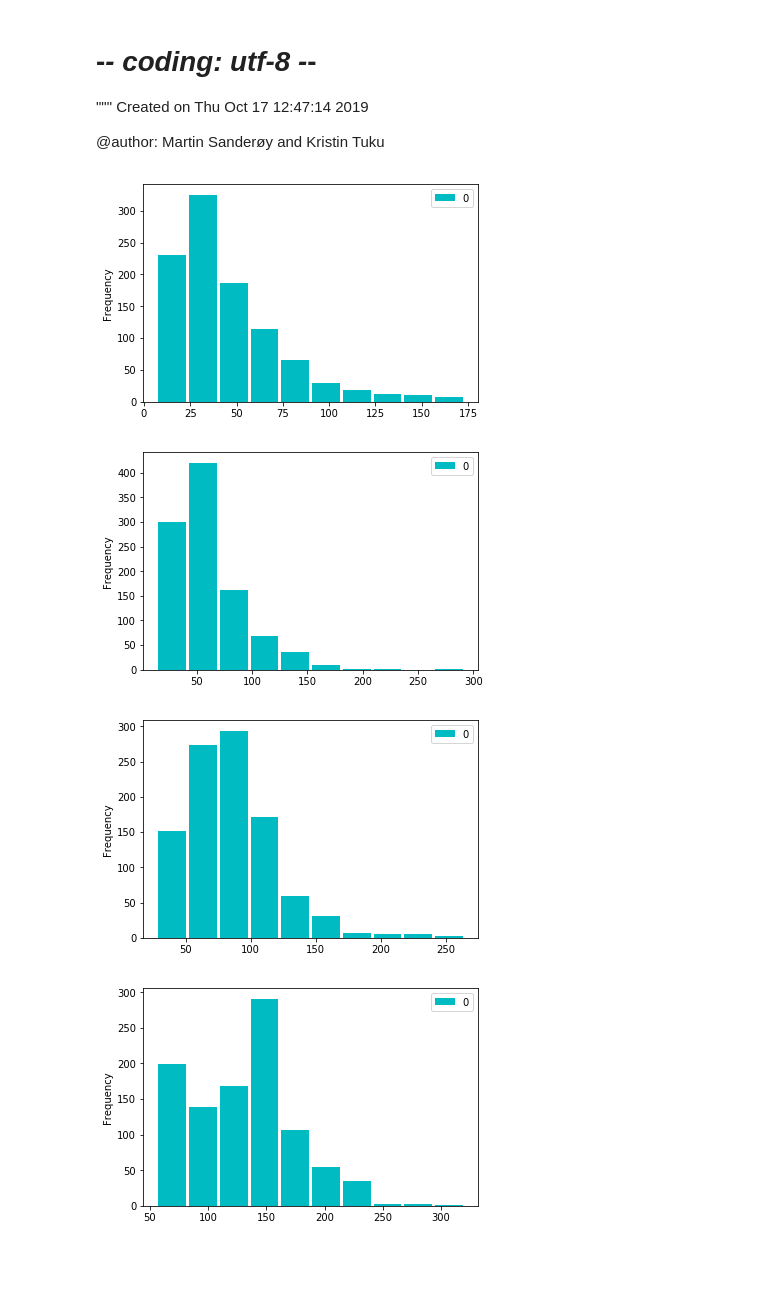
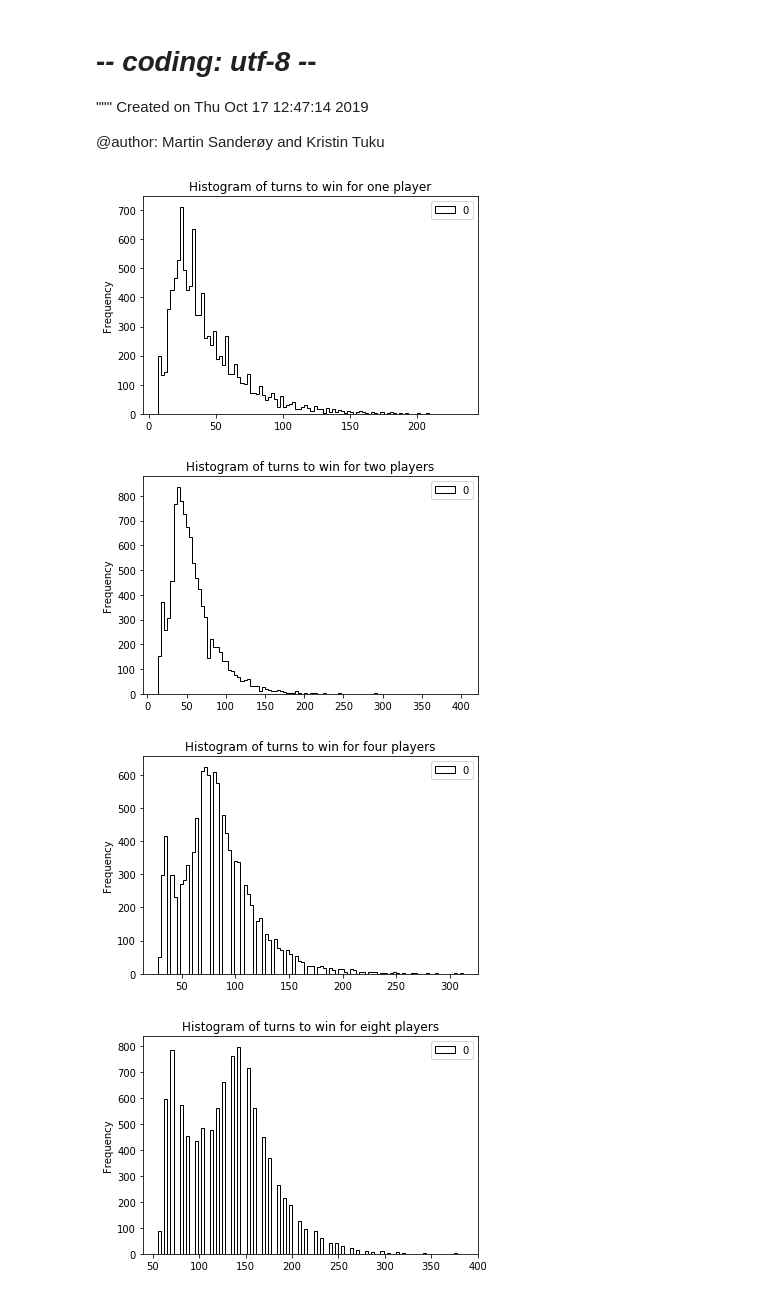
Before and after one commit to ktukun/INF200-2019-Exersices, a Jupyter notebook: src/pa01/chutes_analysis.ipynb, the cells around one changed output. Drawn from its saved outputs; the diff is of its cells as text; code cells hidden in the pictures; blank space fills up the shorter version.

Commit message:
Added hist type and title to the histograms, and changed the df names

```diff
--- a/src/pa01/chutes_analysis.ipynb
+++ b/src/pa01/chutes_analysis.ipynb
@@ -12,20 +12,28 @@ Created on Thu Oct 17 12:47:14 2019
 from snakes_and_ladders import multi_game_experiment
 import pandas as pd
 
-df1 = pd.DataFrame(multi_game_experiment(1000, 1, 1))
-df2 = pd.DataFrame(multi_game_experiment(1000, 2, 1))
-df4 = pd.DataFrame(multi_game_experiment(1000, 4, 1))
-df8 = pd.DataFrame(multi_game_experiment(1000, 8, 1))
+df_1_player = pd.DataFrame(multi_game_experiment(10000, 1, 1))
+df_2_players = pd.DataFrame(multi_game_experiment(10000, 2, 1))
+df_4_players = pd.DataFrame(multi_game_experiment(10000, 4, 1))
+df_8_players = pd.DataFrame(multi_game_experiment(10000, 8, 1))
 # %%
 import matplotlib.pyplot as plt
 
-df1.plot.hist(bins = 10, rwidth = 0.9, color = '#00bbc2')
-df2.plot.hist(bins = 10, rwidth = 0.9, color = '#00bbc2')
-df4.plot.hist(bins = 10, rwidth = 0.9, color = '#00bbc2')
-df8.plot.hist(bins = 10, rwidth = 0.9, color = '#00bbc2')
+df_1_player.plot.hist(bins = 100, rwidth = 0.9, color = '#000000', histtype = 'step',
+              title = 'Histogram of turns to win for one player')
+
+df_2_players.plot.hist(bins = 100, rwidth = 0.9, color = '#000000', histtype = 'step',
+              title = 'Histogram of turns to win for two players')
+
+df_4_players.plot.hist(bins = 100, rwidth = 0.9, color = '#000000', histtype = 'step',
+              title = 'Histogram of turns to win for four players')
+
+df_8_players.plot.hist(bins = 100, rwidth = 0.9, color = '#000000', histtype = 'step',
+              title = 'Histogram of turns to win for eight players')
+
 plt.show()
 # %% [output]
-[figure, old version]
+[figure, new version]
-[figure, old version]
+[figure, new version]
-[figure, old version]
+[figure, new version]
-[figure, old version]
+[figure, new version]
```
